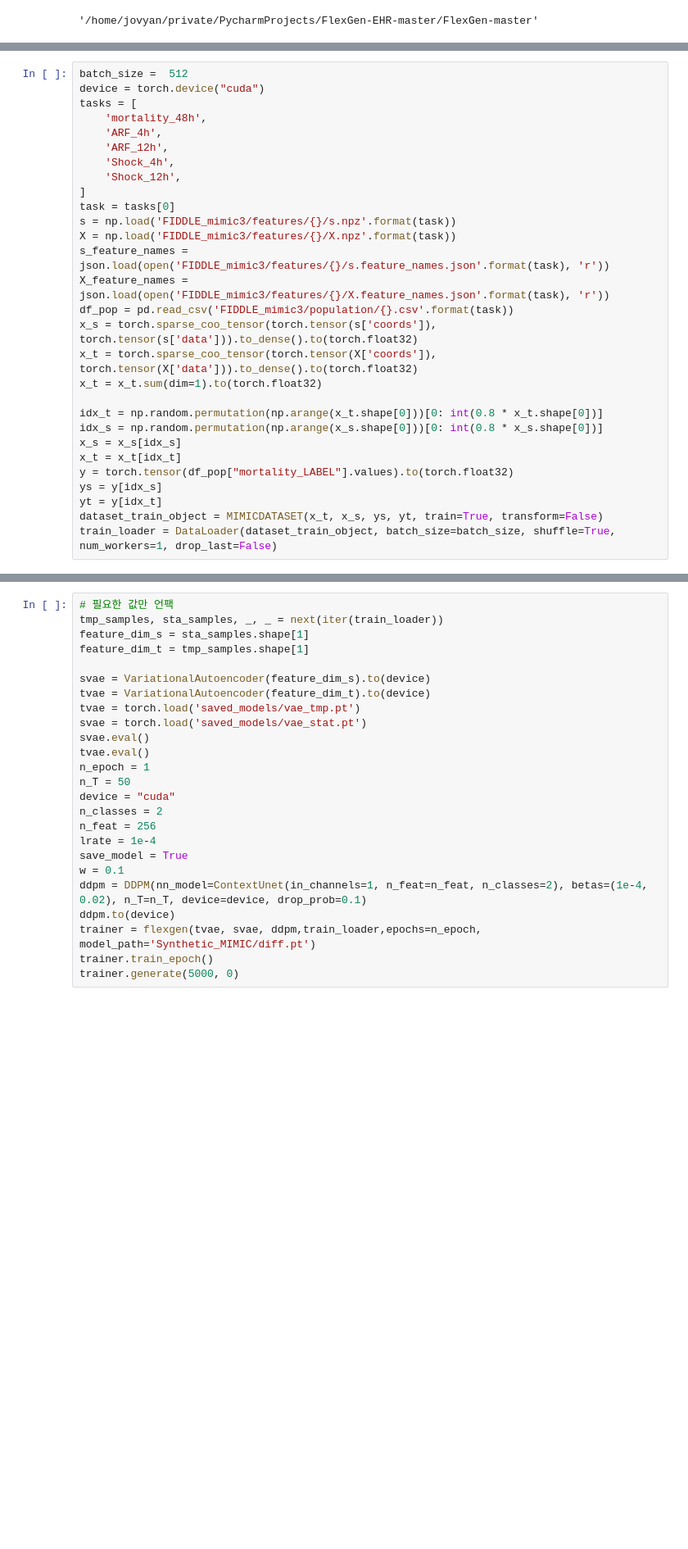
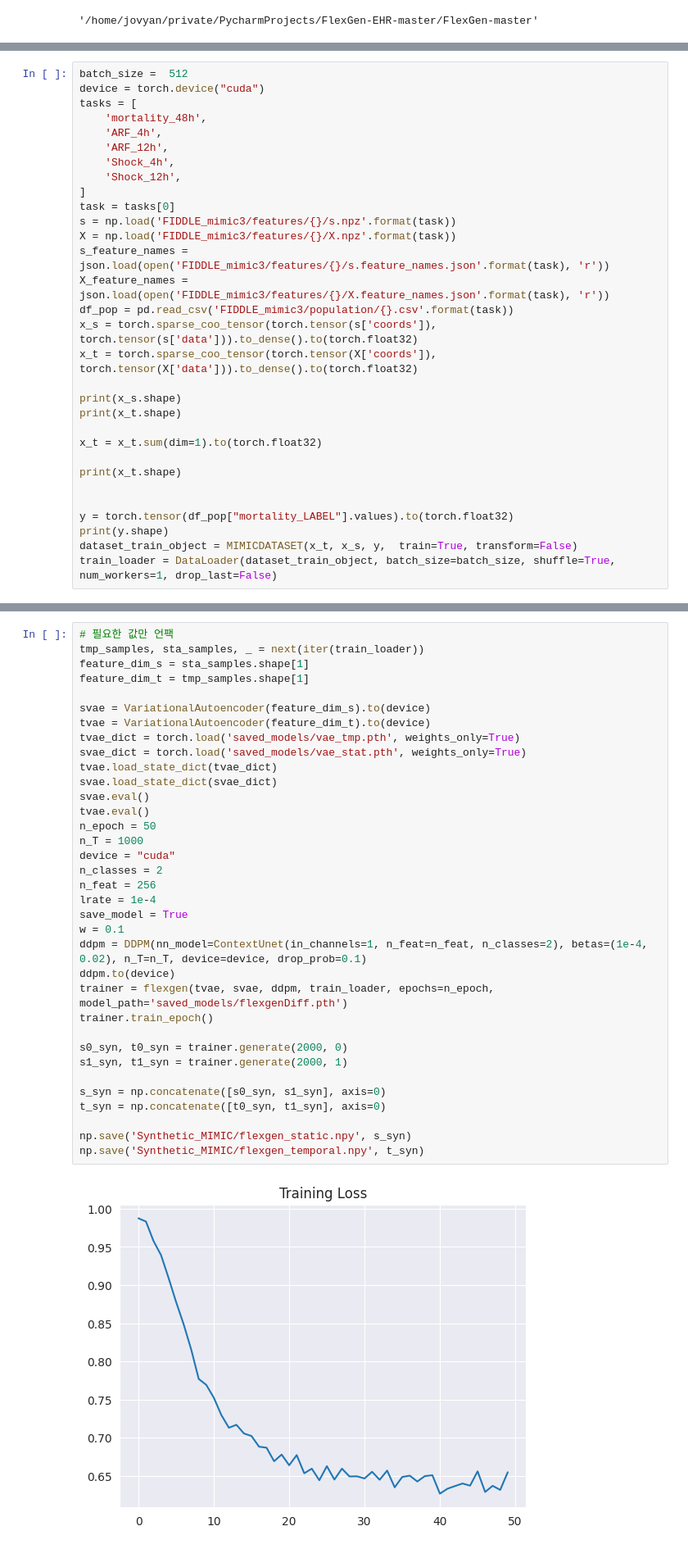
Before and after one commit to hehuannb/FlexGen-EHR, a Jupyter notebook: FlexGen.ipynb, the cells around one changed output, grey strips where cells are left out. Shown at 82% size. Drawn from its saved outputs; the diff is of its cells as text; blank space fills up the shorter version.

```diff
--- a/FlexGen.ipynb
+++ b/FlexGen.ipynb
@@ -83,14 +57,16 @@ X_feature_names = json.load(open('FIDDLE_mimic3/features/{}/X.feature_names.json
 df_pop = pd.read_csv('FIDDLE_mimic3/population/{}.csv'.format(task))
 x_s = torch.sparse_coo_tensor(torch.tensor(s['coords']), torch.tensor(s['data'])).to_dense().to(torch.float32)
 x_t = torch.sparse_coo_tensor(torch.tensor(X['coords']), torch.tensor(X['data'])).to_dense().to(torch.float32)
+
+print(x_s.shape)
+print(x_t.shape)
+
 x_t = x_t.sum(dim=1).to(torch.float32)
 
-idx_t = np.random.permutation(np.arange(x_t.shape[0]))[0: int(0.8 * x_t.shape[0])]
-idx_s = np.random.permutation(np.arange(x_s.shape[0]))[0: int(0.8 * x_s.shape[0])]
-x_s = x_s[idx_s]
-x_t = x_t[idx_t]
+print(x_t.shape)
+
+
 y = torch.tensor(df_pop["mortality_LABEL"].values).to(torch.float32)
-ys = y[idx_s]
-yt = y[idx_t]
-dataset_train_object = MIMICDATASET(x_t, x_s, ys, yt, train=True, transform=False)
+print(y.shape)
+dataset_train_object = MIMICDATASET(x_t, x_s, y,  train=True, transform=False)
 train_loader = DataLoader(dataset_train_object, batch_size=batch_size, shuffle=True, num_workers=1, drop_last=False)
@@ -97,26 +78,37 @@ train_loader = DataLoader(dataset_train_object, batch_size=batch_size, shuffle=T
 # %%
 # 필요한 값만 언팩
-tmp_samples, sta_samples, _, _ = next(iter(train_loader))
+tmp_samples, sta_samples, _ = next(iter(train_loader))
 feature_dim_s = sta_samples.shape[1]
 feature_dim_t = tmp_samples.shape[1]
 
 svae = VariationalAutoencoder(feature_dim_s).to(device)
 tvae = VariationalAutoencoder(feature_dim_t).to(device)
-tvae = torch.load('saved_models/vae_tmp.pt')
-svae = torch.load('saved_models/vae_stat.pt')
+tvae_dict = torch.load('saved_models/vae_tmp.pth', weights_only=True)
+svae_dict = torch.load('saved_models/vae_stat.pth', weights_only=True)
+tvae.load_state_dict(tvae_dict)
+svae.load_state_dict(svae_dict)
 svae.eval()
 tvae.eval()
-n_epoch = 1
-n_T = 50
+n_epoch = 50
+n_T = 1000
 device = "cuda"
 n_classes = 2
 n_feat = 256
 lrate = 1e-4
 save_model = True
 w = 0.1
 ddpm = DDPM(nn_model=ContextUnet(in_channels=1, n_feat=n_feat, n_classes=2), betas=(1e-4, 0.02), n_T=n_T, device=device, drop_prob=0.1)
 ddpm.to(device)
-trainer = flexgen(tvae, svae, ddpm,train_loader,epochs=n_epoch, model_path='Synthetic_MIMIC/diff.pt')
+trainer = flexgen(tvae, svae, ddpm, train_loader, epochs=n_epoch, model_path='saved_models/flexgenDiff.pth')
 trainer.train_epoch()
-trainer.generate(5000, 0)
+
+s0_syn, t0_syn = trainer.generate(2000, 0)
+s1_syn, t1_syn = trainer.generate(2000, 1)
+
+s_syn = np.concatenate([s0_syn, s1_syn], axis=0)
+t_syn = np.concatenate([t0_syn, t1_syn], axis=0)
+
+np.save('Synthetic_MIMIC/flexgen_static.npy', s_syn)
+np.save('Synthetic_MIMIC/flexgen_temporal.npy', t_syn)
 # %% [output]
+[figure, added]
```
Also changed, not shown: parts of 5 cells of this notebook, 7 other files.
